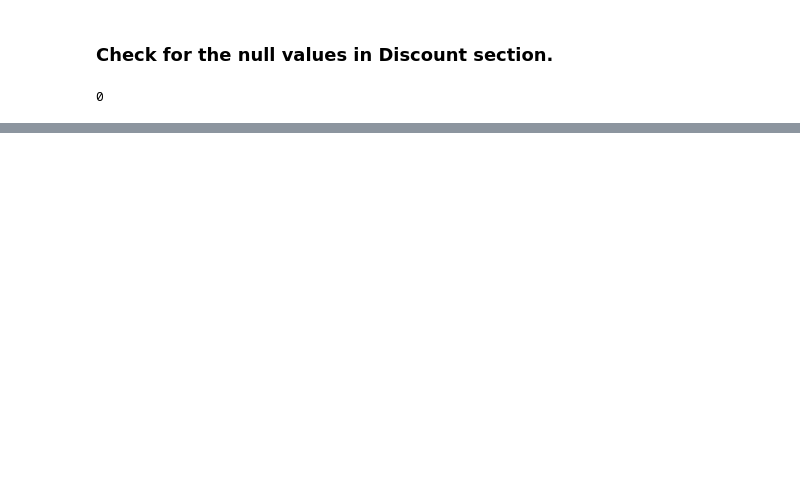
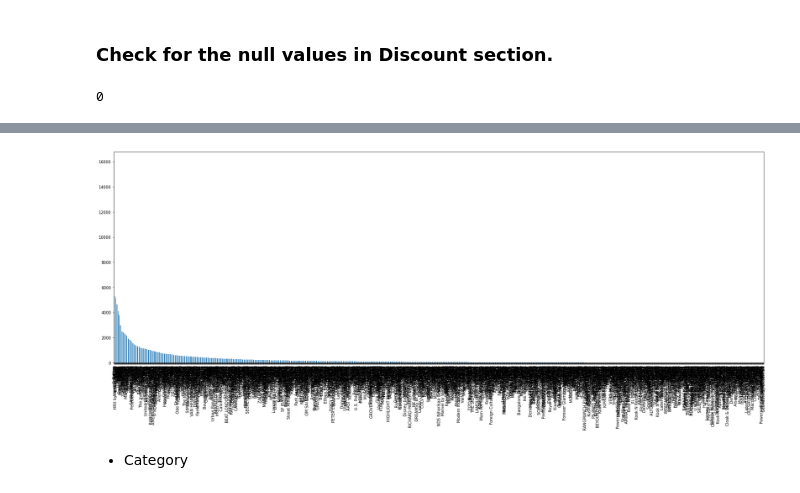
Before and after one commit to Jahanwi07/Myntra-Online-Shopping, a Jupyter notebook: EDA _PROJECT.ipynb, the cells around one changed output, grey strips where cells are left out. Saved outputs shown, nothing was run; the diff lists cells and outputs as text; code cells hidden in the pictures; blank space fills up the shorter version.

```diff
--- a/EDA _PROJECT.ipynb
+++ b/EDA _PROJECT.ipynb
@@ -391,0 +418,8 @@ New Shape:  (492848, 13)
+# %%
+plt.figure(figsize=(30,10))
+data1["BrandName"].value_counts().plot(kind="bar")
+plt.show()
+# %% [output]
+[figure, added]
+# %% [markdown]
+- Category
```
Also changed, not shown: parts of 63 cells of this notebook.
